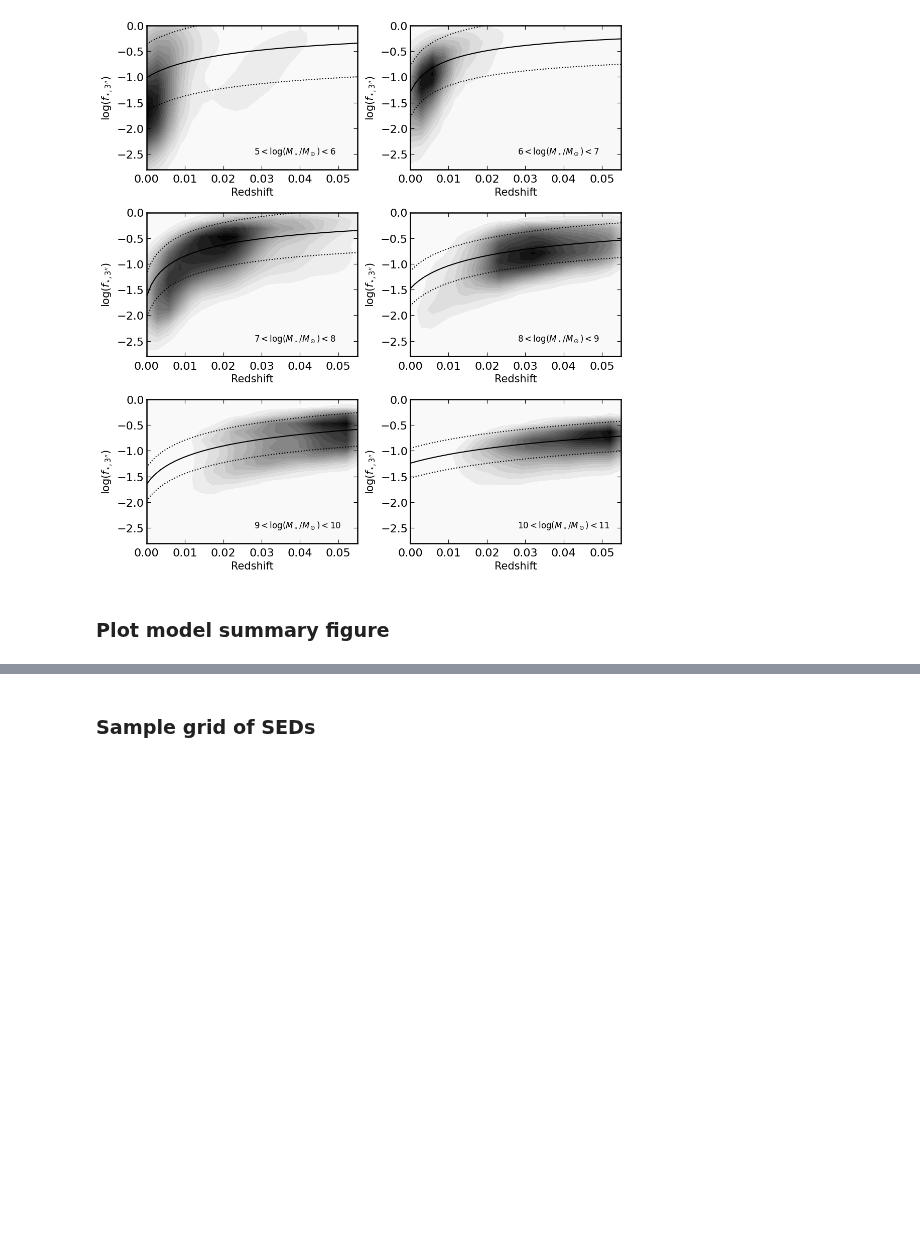
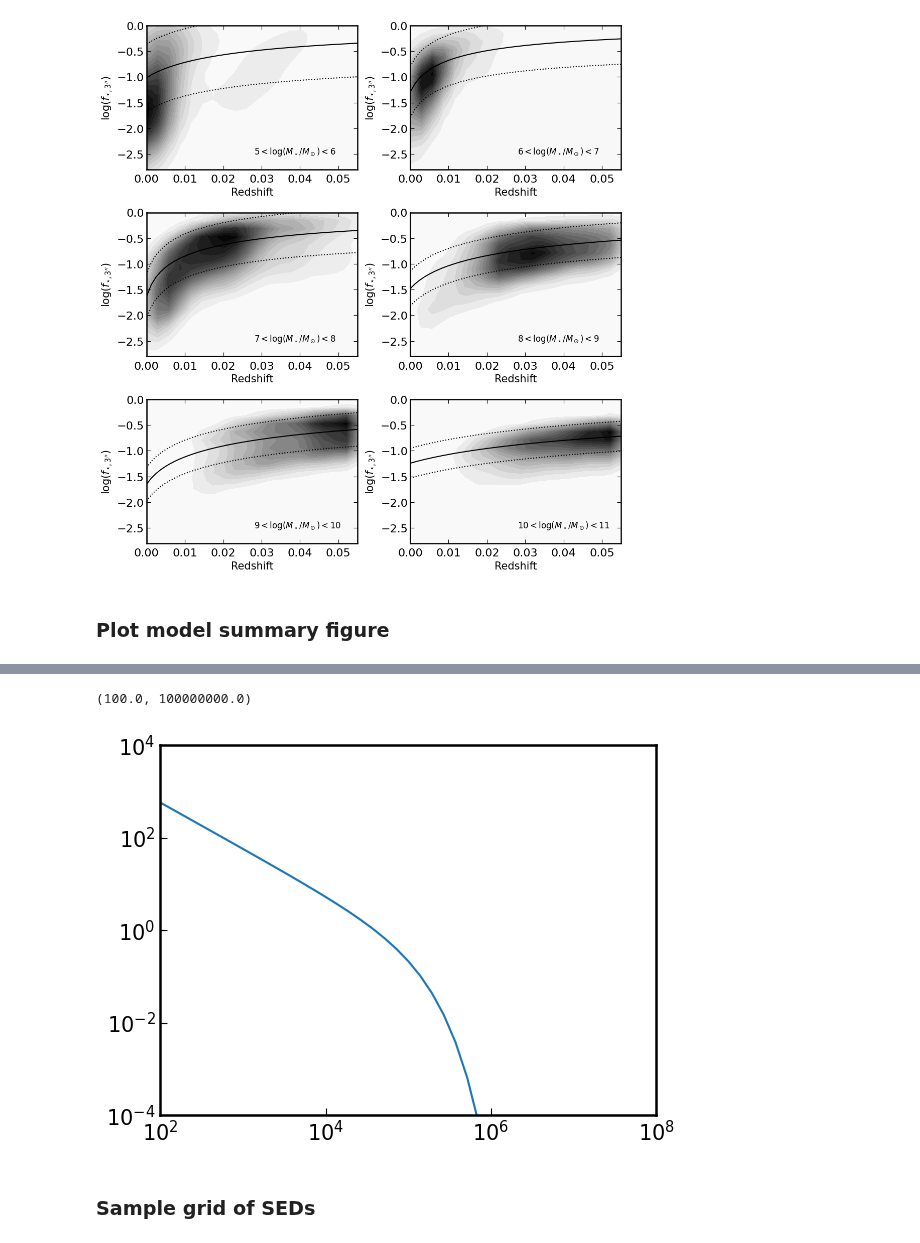
Before and after one commit to burke86/imbh_forecast, a Jupyter notebook: forecast.ipynb, the cells around one changed output, grey strips where cells are left out. Drawn from its saved outputs; the diff is of its cells as text; code cells hidden in the pictures; blank space fills up the shorter version.

```diff
--- a/forecast.ipynb
+++ b/forecast.ipynb
@@ -338,3 +398,17 @@ if plot and etas[key] >= 1:
+# %%
+# https://ui.adsabs.harvard.edu/abs/2019ApJ...883..139S/abstract
+# What sets the break? Transfer from radiatively efficient to inefficient accretion?
+M_BH = np.logspace(1, 8)
+phi = 10**np.random.normal(5, 0.3)
+M_BH_br = 1e5
+alpha = -1.0
+phi = np.exp(-M_BH/M_BH_br)/M_BH_br * phi*(M_BH/M_BH_br)**alpha
+plt.loglog(M_BH, phi)
+plt.ylim(1e-4, 1e4)
+plt.xlim(1e2, 1e8)
+# %% [output]
+(100.0, 100000000.0)
+[figure, added]
 # %%
 # Split into different mass ranges and vary eta
 
```
Also changed, not shown: parts of 26 cells of this notebook, 4 other files.
